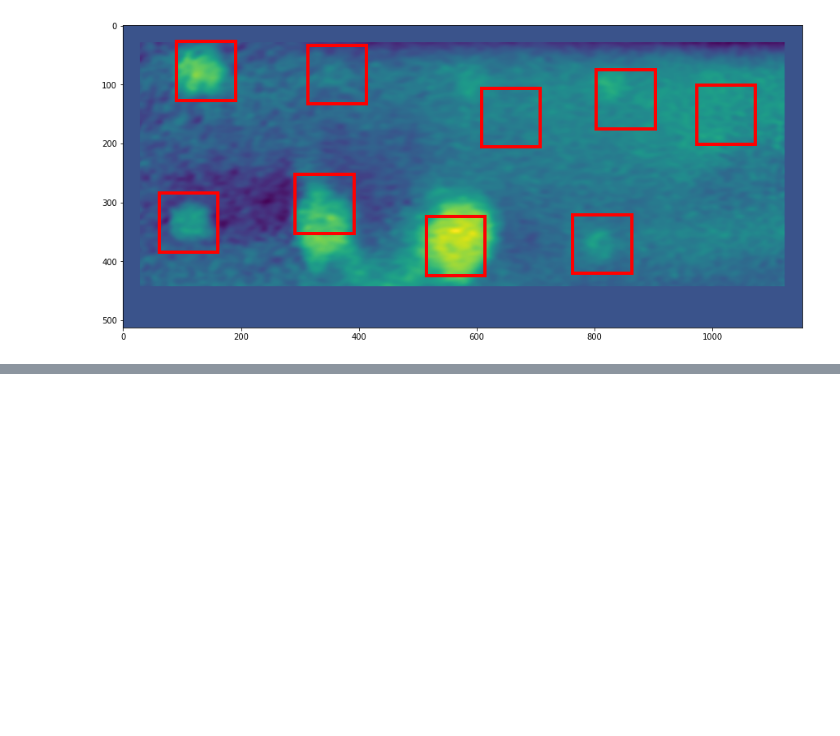
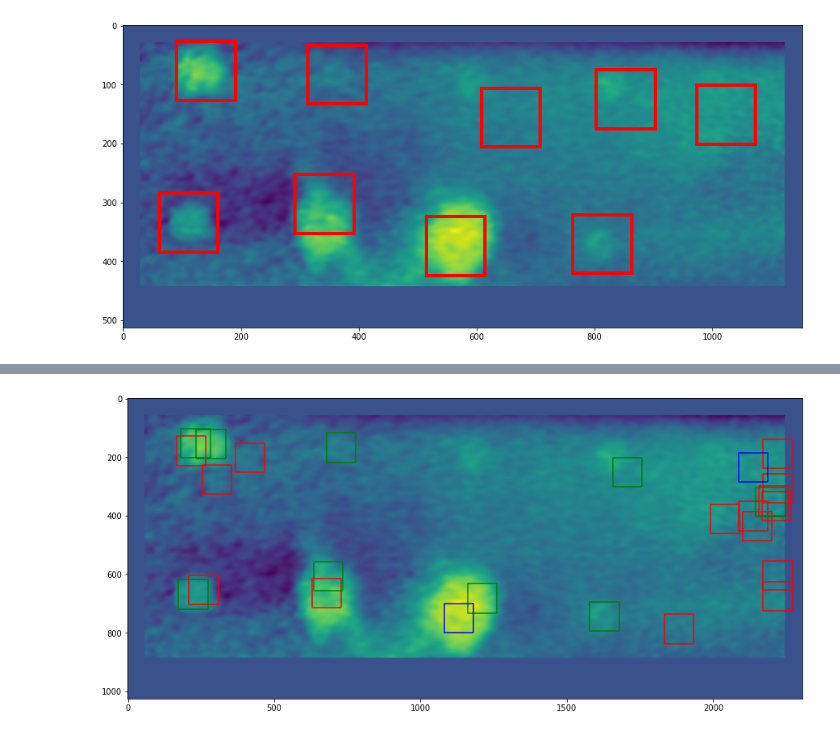
Before and after one commit to juanpb27/ssl_objects_detection, a Jupyter notebook: notebooks/Automated_3D_OD_Method.ipynb, the cells around one changed output, grey strips where cells are left out. Saved outputs shown, nothing was run; the diff lists cells and outputs as text; code cells hidden in the pictures; blank space fills up the shorter version.

```diff
--- a/notebooks/Automated_3D_OD_Method.ipynb
+++ b/notebooks/Automated_3D_OD_Method.ipynb
@@ -338,0 +368,6 @@ final_detections = detector.apply_nms(bounds)
+# %%
+up_test_image = up_input_set[0]
+# %%
+up_bounds = up_detector.plot_boxes(up_test_image, up_detections)
+# %% [output]
+[figure, added]
```
Also changed, not shown: parts of 13 cells of this notebook.
